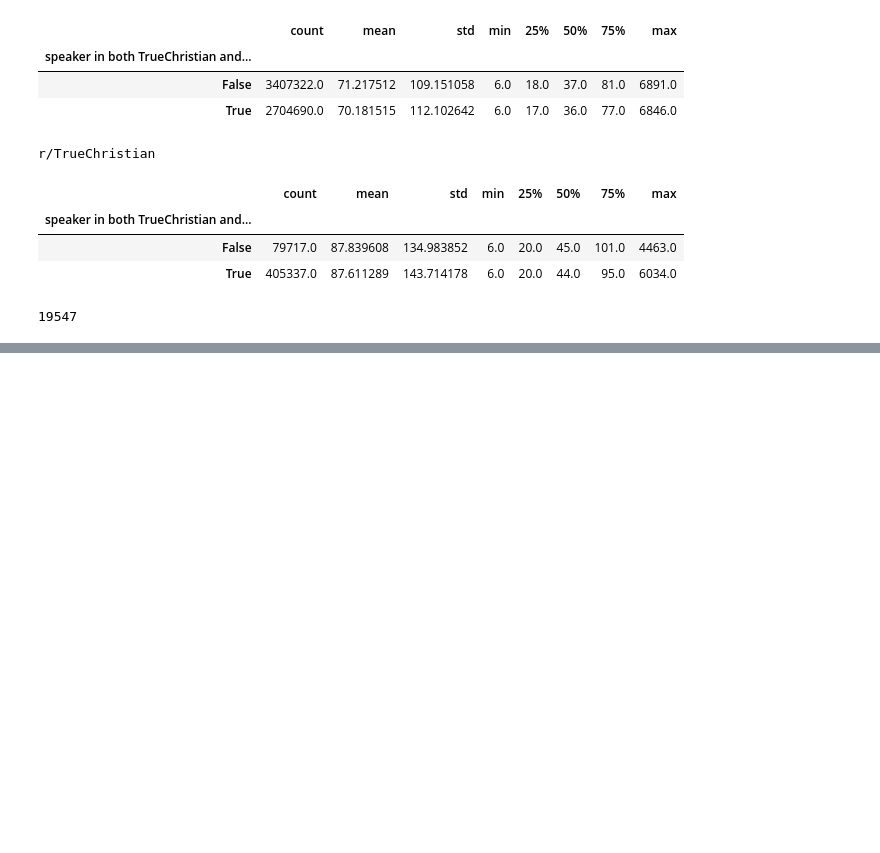
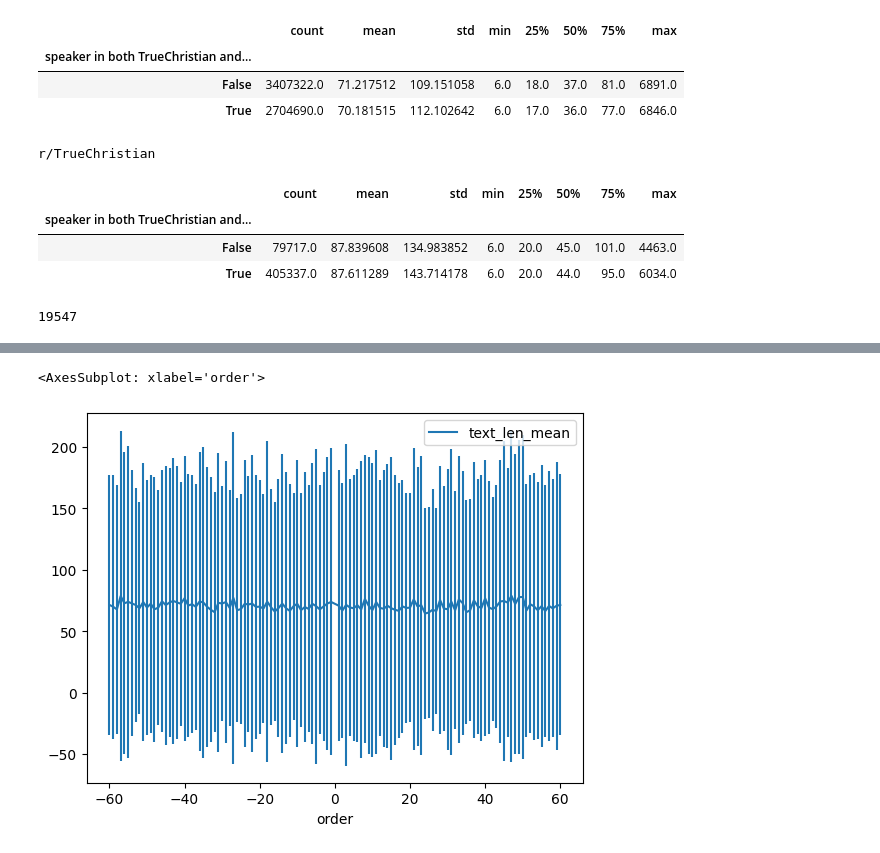
Before and after one commit to andrea-w-wang/reddit-seasonality, a Jupyter notebook: speaker_overlap.ipynb, the cells around one changed output, grey strips where cells are left out. Cells and saved outputs as stored; diff of their text form; code cells hidden in the pictures; blank space fills up the shorter version.

Commit message:
add length studies by post

```diff
--- a/speaker_overlap.ipynb
+++ b/speaker_overlap.ipynb
@@ -129,0 +190,5 @@ for tok in tokens:
+# %%
+## text length before and after joining TC
+K = 60
+qualified_speakers = list(temp_df[(temp_df['before_TC'] >= K) & (temp_df['after_TC'] >= K)].index)
+selected = common_speakers_comments_in_Christianity[common_speakers_comments_in_Christianity['speaker'].isin(qualified_speakers)]
@@ -129,0 +223,8 @@ for tok in tokens:
+# %%
+after = selected[selected['after_TC'] == 1].copy()
+gr = after.sort_values(['speaker', 'timestamp']).groupby(["speaker"])
+after['order'] = gr.cumcount() + 1
+# %%
+before = selected[selected['before_TC'] == 1].copy()
+gr = before.sort_values(['speaker', 'timestamp'], ascending=False).groupby(['speaker'])
+before['order'] = -1 * (gr.cumcount()+1)
@@ -129,0 +236,13 @@ for tok in tokens:
+# %%
+dff = pd.concat([before, after])
+# %%
+dff = dff[dff['order'].abs() <= K]
+g = dff.groupby(['order']).agg({"text_len": ["mean", "std"]})
+g.columns = g.columns.map(lambda x: '_'.join([str(i) for i in x]))
+g = g.reset_index()
+g.plot('order', 'text_len_mean',
+       yerr='text_len_std',
+               )
+# %% [output]
+<AxesSubplot: xlabel='order'>
+[figure, added]
```
Also changed, not shown: parts of 24 cells of this notebook.
